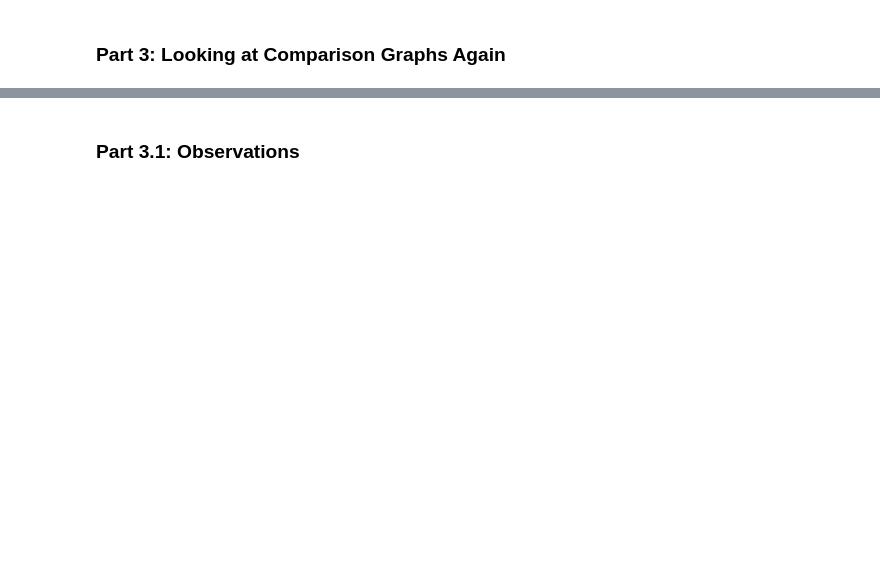
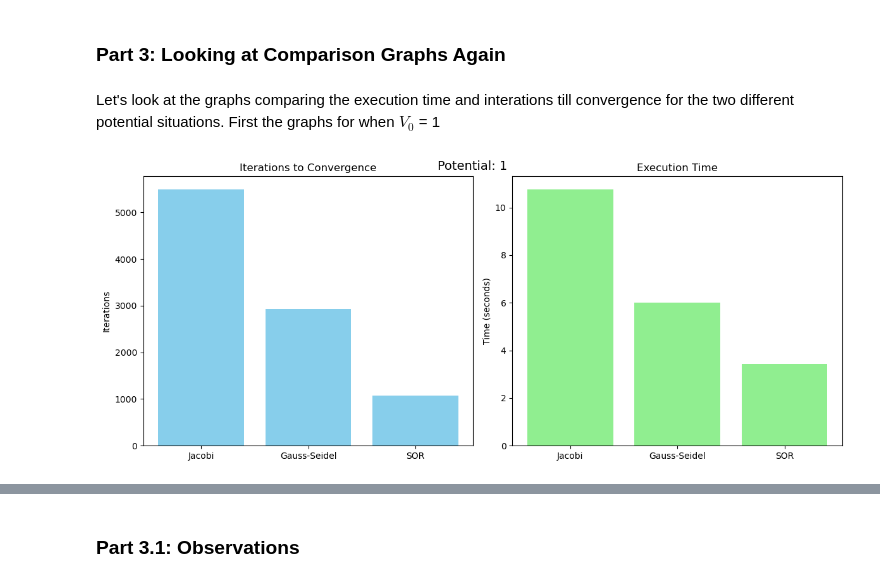
Before and after one commit to doddamre/PHY480-Semester-Project, a Jupyter notebook: PHY480-905_SemesterProject_Doddamreddy.ipynb, the cells around one changed output, grey strips where cells are left out. Cells and saved outputs as stored; diff of their text form; code cells hidden in the pictures; blank space fills up the shorter version.

```diff
--- a/PHY480-905_SemesterProject_Doddamreddy.ipynb
+++ b/PHY480-905_SemesterProject_Doddamreddy.ipynb
@@ -690,2 +692,28 @@ All of the plots that you plan on using for your presentation should be present
 # %% [markdown]
 ### Part 3: Looking at Comparison Graphs Again
+# %% [markdown]
+Let's look at the graphs comparing the execution time and interations till convergence for the two different potential situations. First the graphs for when $V_0$ = 1
+# %%
+methods = ['Jacobi', 'Gauss-Seidel', 'SOR']
+iterations = [j_iterations, g_iterations, s_iterations]
+execution_times = [j_time, g_time, s_time]
+
+plt.figure(figsize=(12, 5))
+# Plotting iterations
+plt.subplot(1, 2, 1)
+plt.bar(methods, iterations, color='skyblue')
+plt.title('Iterations to Convergence')
+plt.ylabel('Iterations')
+
+# Plotting execution time
+plt.subplot(1, 2, 2)
+plt.bar(methods, execution_times, color='lightgreen')
+plt.title('Execution Time')
+plt.ylabel('Time (seconds)')
+
+plt.tight_layout()
+fig = plt.gcf()
+fig.suptitle('Potential: 1', fontsize=14)
+plt.show()
+# %% [output]
+[figure, added]
```
Also changed, not shown: parts of 23 cells of this notebook.
